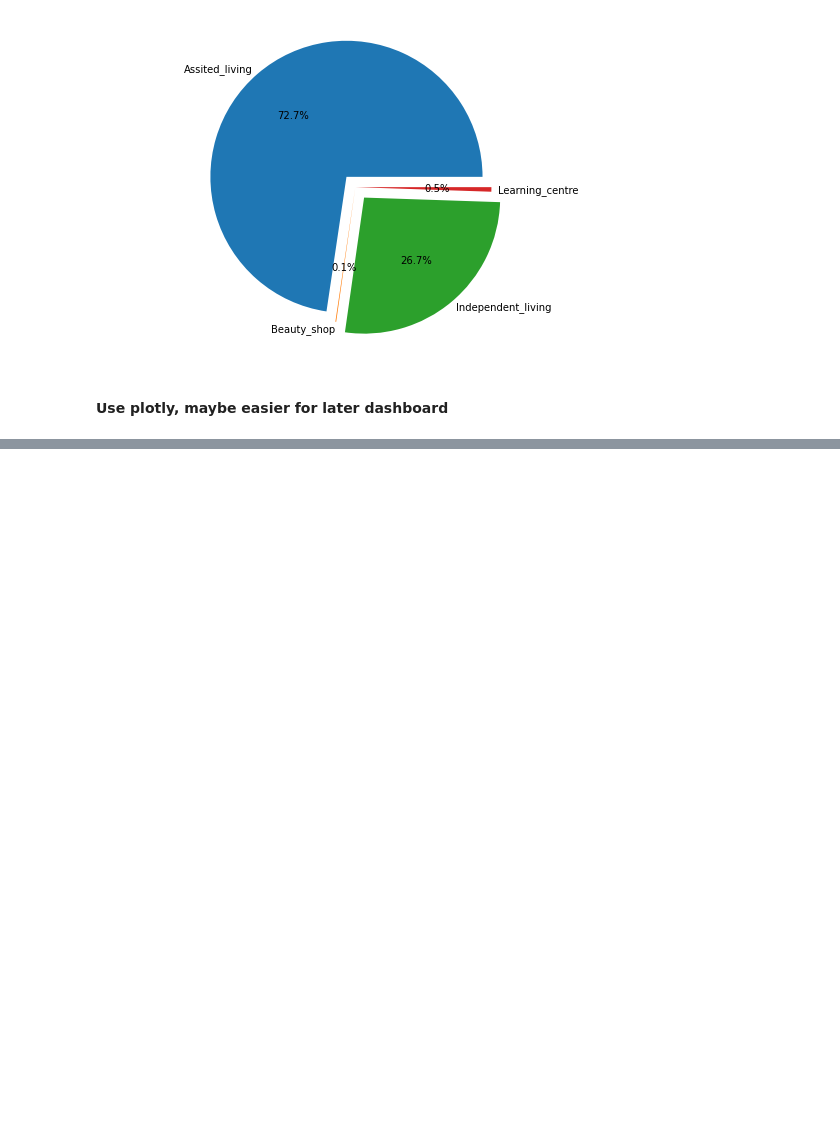
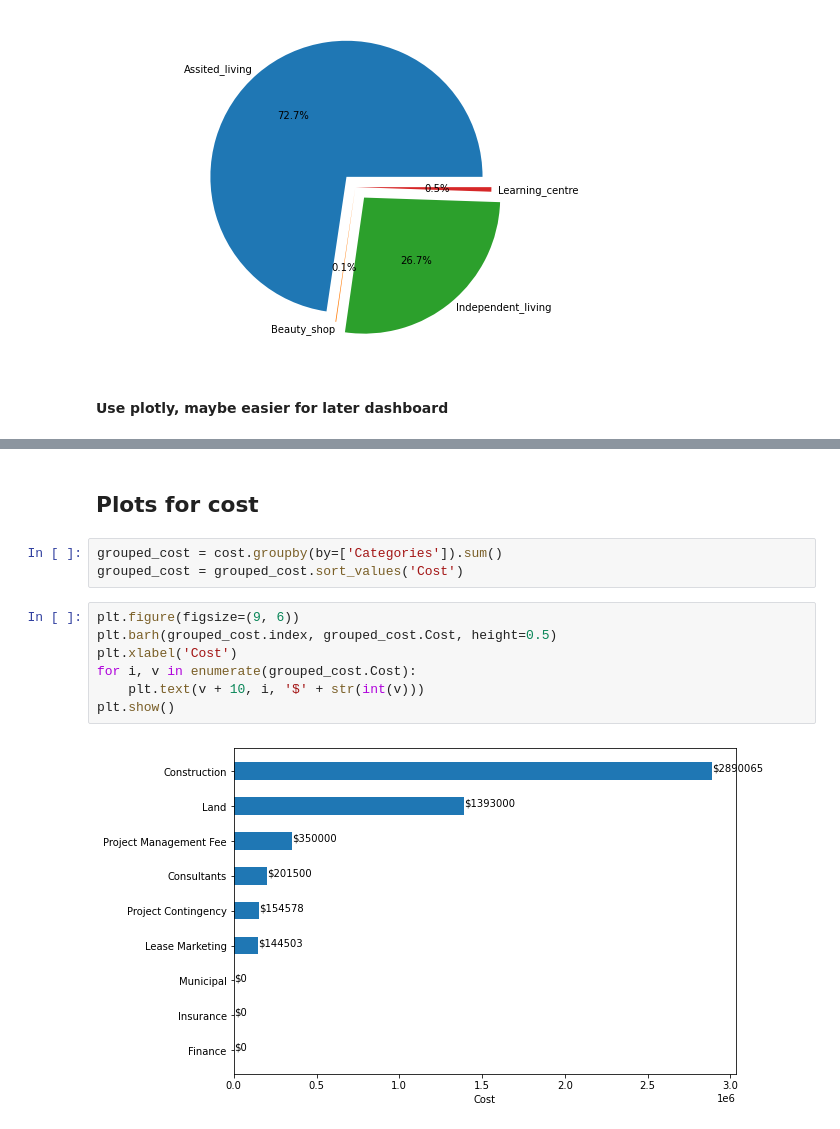
Before and after one commit to Boson-data-solution/ATL-Financial-Viz, a Jupyter notebook: eda/EDA.ipynb, the cells around one changed output, grey strips where cells are left out. Cells and saved outputs as stored; diff of their text form; blank space fills up the shorter version.

Commit message:
Plots for cost

```diff
--- a/eda/EDA.ipynb
+++ b/eda/EDA.ipynb
@@ -188,3 +193,17 @@ fig.update_layout(title='Annual Income')
 fig.show()
 # %% [output]
 [interactive output not drawn]
+# %% [markdown]
+## Plots for cost
+# %%
+grouped_cost = cost.groupby(by=['Categories']).sum()
+grouped_cost = grouped_cost.sort_values('Cost')
+# %%
+plt.figure(figsize=(9, 6))
+plt.barh(grouped_cost.index, grouped_cost.Cost, height=0.5)
+plt.xlabel('Cost')
+for i, v in enumerate(grouped_cost.Cost):
+    plt.text(v + 10, i, '$' + str(int(v)))
+plt.show()
+# %% [output]
+[figure, added]
```
Also changed, not shown: parts of 16 cells of this notebook.
